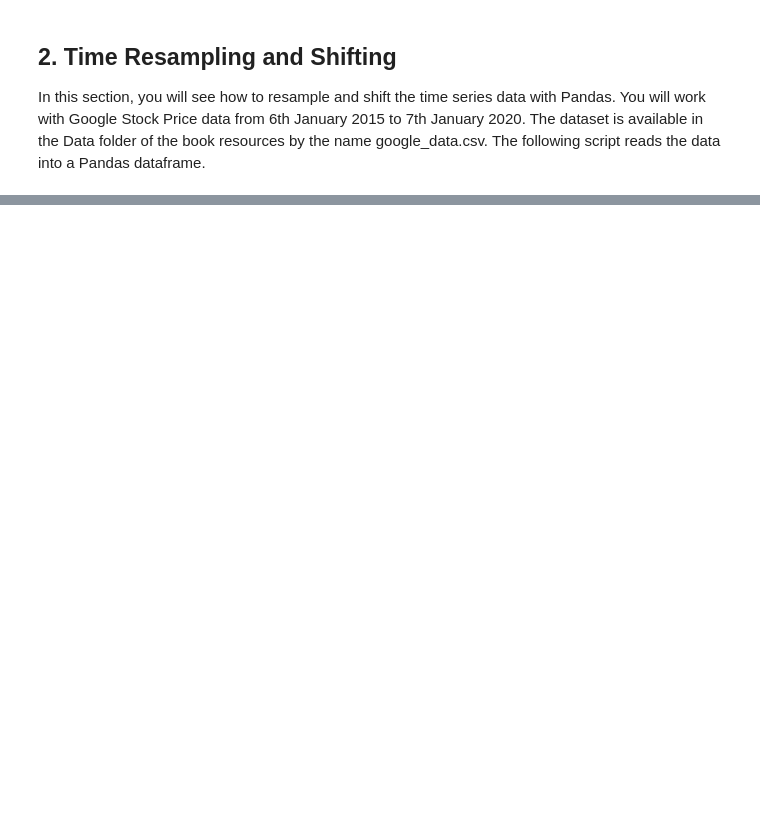
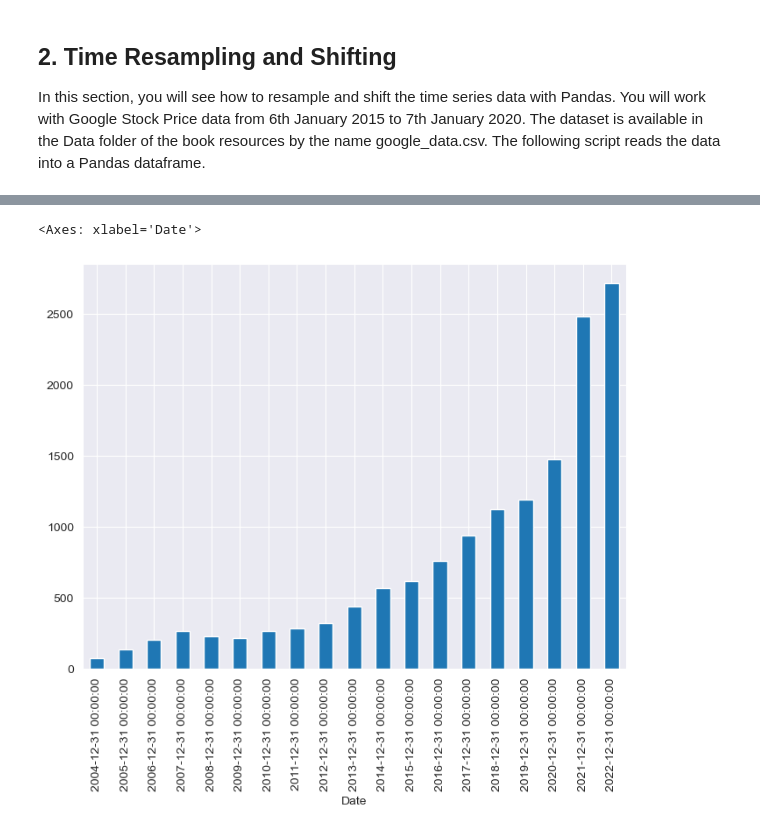
Before and after one commit to adac3210/data-science-bootcamp, a Jupyter notebook: Lecture04/Exercises/Pandas-5-HandlingTime-SeriesData.ipynb, the cells around one changed output, grey strips where cells are left out. Drawn from its saved outputs; the diff is of its cells as text; code cells hidden in the pictures; blank space fills up the shorter version.

```diff
--- a/Lecture04/Exercises/Pandas-5-HandlingTime-SeriesData.ipynb
+++ b/Lecture04/Exercises/Pandas-5-HandlingTime-SeriesData.ipynb
@@ -134,0 +213,10 @@ google_stock.plot.line(y='Open', figsize=(12, 8))
+# %%
+# Resample the 'Open' column of the google_stock DataFrame to annual frequency ('YE')
+# and compute the mean opening price for each year
+annual_mean_open = google_stock['Open'].resample('YE').mean()
+
+# Plot the annual mean opening prices as a bar chart with a figure size of 8x6 inches
+annual_mean_open.plot(kind='bar', figsize=(8, 6))
+# %% [output]
+<Axes: xlabel='Date'>
+[figure, added]
```
Also changed, not shown: parts of 18 cells of this notebook.
